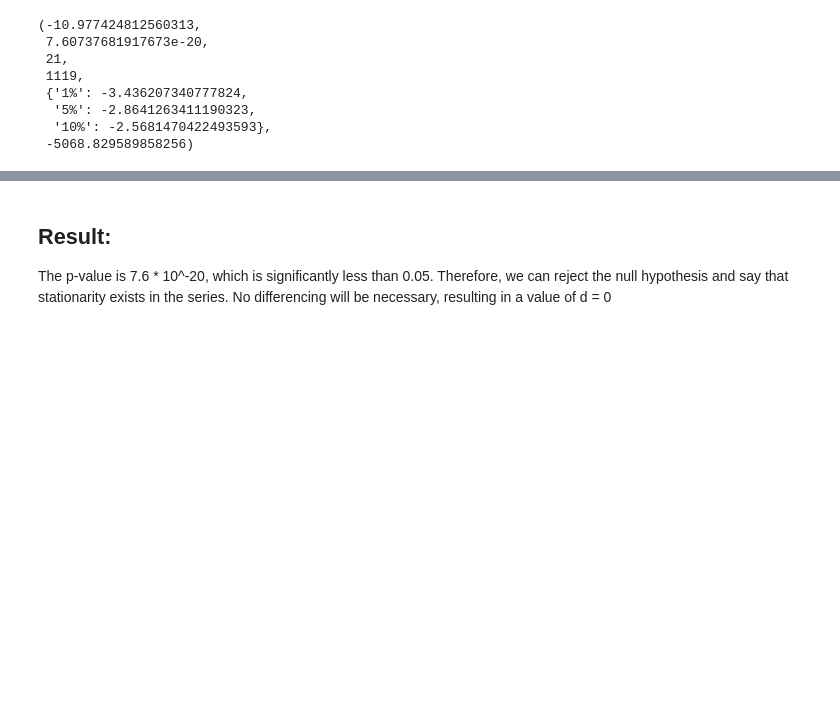
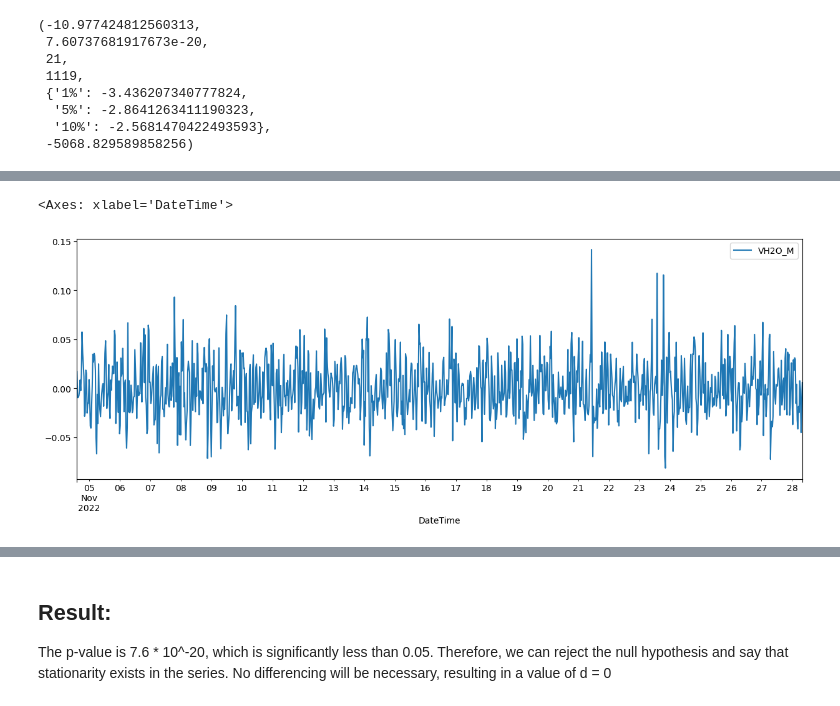
Before and after one commit to Niklichang/REU, a Jupyter notebook: arima_original_index.ipynb, the cells around one changed output, grey strips where cells are left out. Saved outputs shown, nothing was run; the diff lists cells and outputs as text; code cells hidden in the pictures; blank space fills up the shorter version.

```diff
--- a/arima_original_index.ipynb
+++ b/arima_original_index.ipynb
@@ -142,0 +139,7 @@ Name: VH2O_M, Length: 1141, dtype: float64
+# %%
+# does not seem to need differencing. Will still try to difference just to see the results
+data_diff=df.diff().dropna()
+data_diff.plot(figsize=(15,5))
+# %% [output]
+<Axes: xlabel='DateTime'>
+[figure, added]
```
Also changed, not shown: parts of 6 cells of this notebook, 2 other files.
